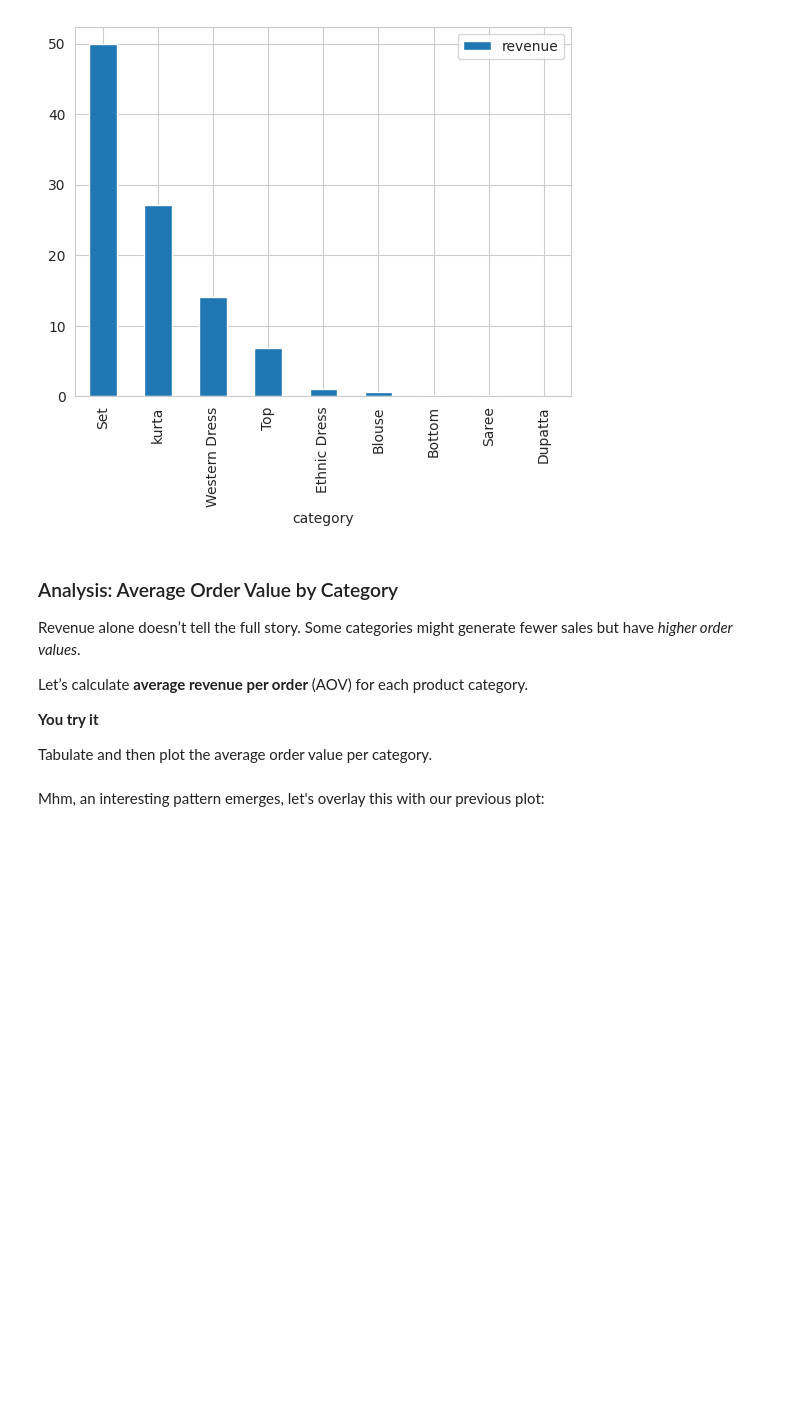
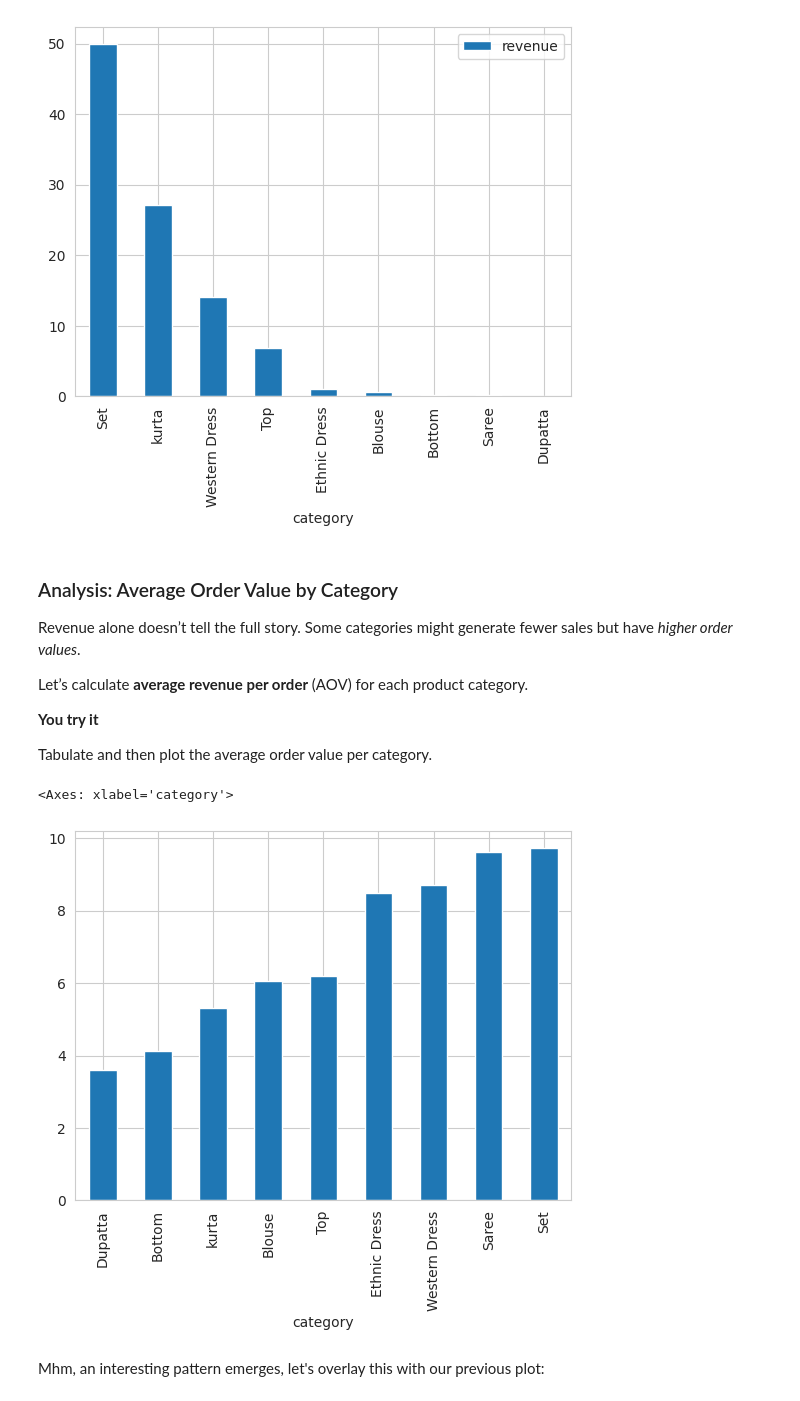
Before and after one commit to ciri/iese-dsfb-mim, a Jupyter notebook: notebooks/210-Amazon-Part-I.ipynb, the cells around one changed output. Cells and saved outputs as stored; diff of their text form; code cells hidden in the pictures; blank space fills up the shorter version.

```diff
--- a/notebooks/210-Amazon-Part-I.ipynb
+++ b/notebooks/210-Amazon-Part-I.ipynb
@@ -367,6 +381,11 @@ Let’s calculate **average revenue per order** (AOV) for each product category.
 **You try it**
 
 Tabulate and then plot the average order value per category.
+# %%
+df.groupby('category')['revenue'].mean().sort_values().plot.bar()
+# %% [output]
+<Axes: xlabel='category'>
+[figure, added]
 # %% [markdown]
 Mhm, an interesting pattern emerges, let's overlay this with our previous plot:
 # %%
```
Also changed, not shown: parts of 11 cells of this notebook, 3 other files.
